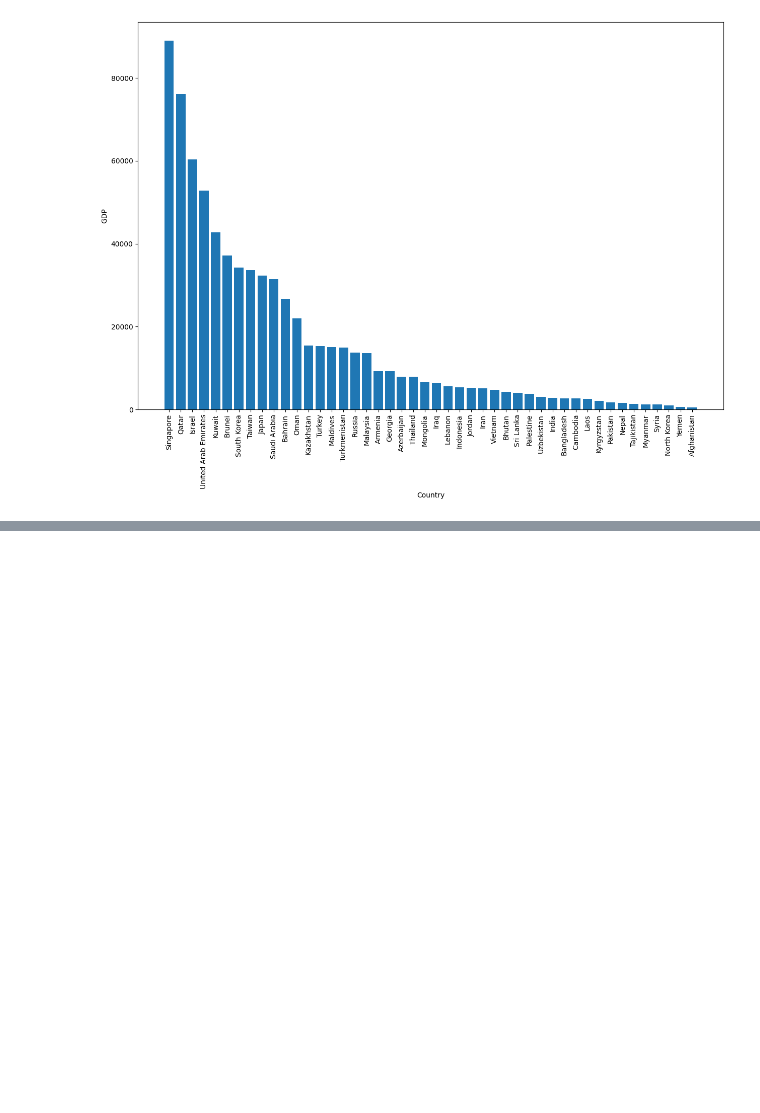
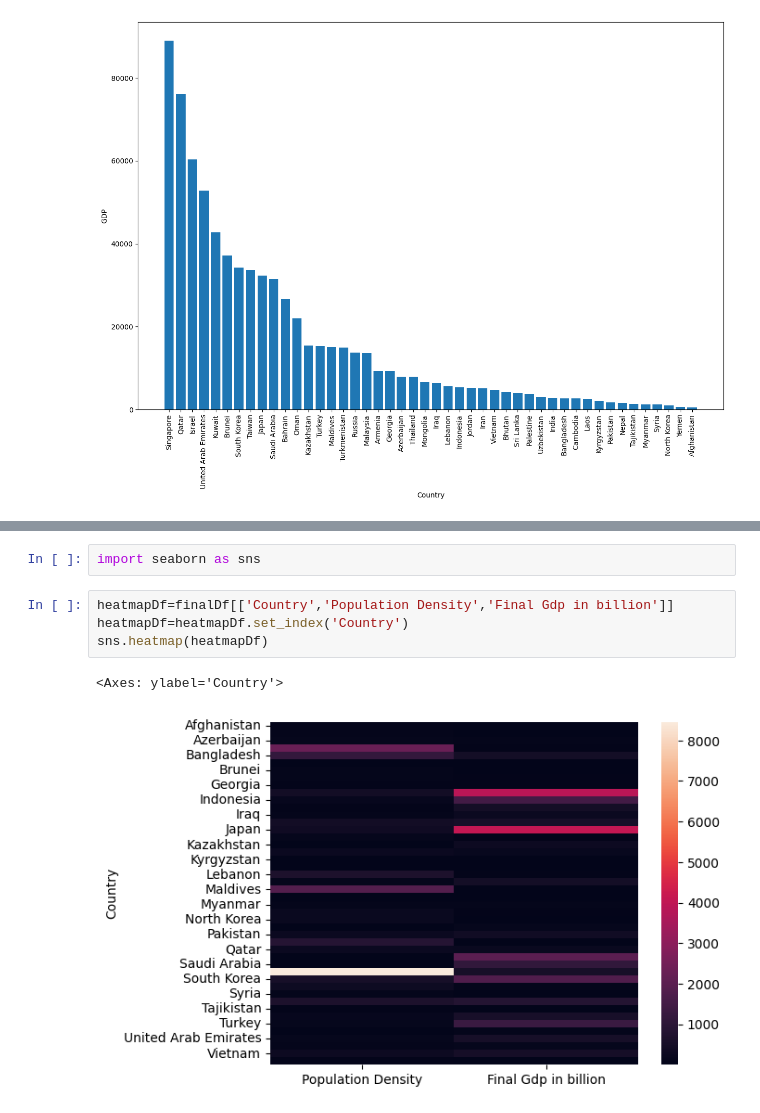
Before and after one commit to revanmk/Data-Analysis, a Jupyter notebook: BeautifulSoup.ipynb, the cells around one changed output, grey strips where cells are left out. Cells and saved outputs as stored; diff of their text form; blank space fills up the shorter version.

```diff
--- a/BeautifulSoup.ipynb
+++ b/BeautifulSoup.ipynb
@@ -651,0 +696,9 @@ plt.show()
+# %%
+import seaborn as sns
+# %%
+heatmapDf=finalDf[['Country','Population Density','Final Gdp in billion']]
+heatmapDf=heatmapDf.set_index('Country')
+sns.heatmap(heatmapDf)
+# %% [output]
+<Axes: ylabel='Country'>
+[figure, added]
```
Also changed, not shown: parts of 14 cells of this notebook.
